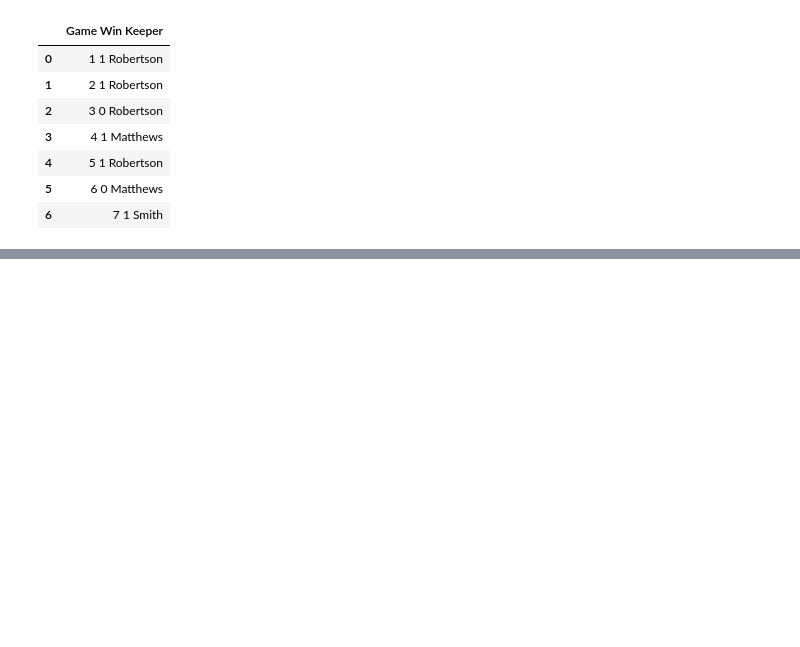
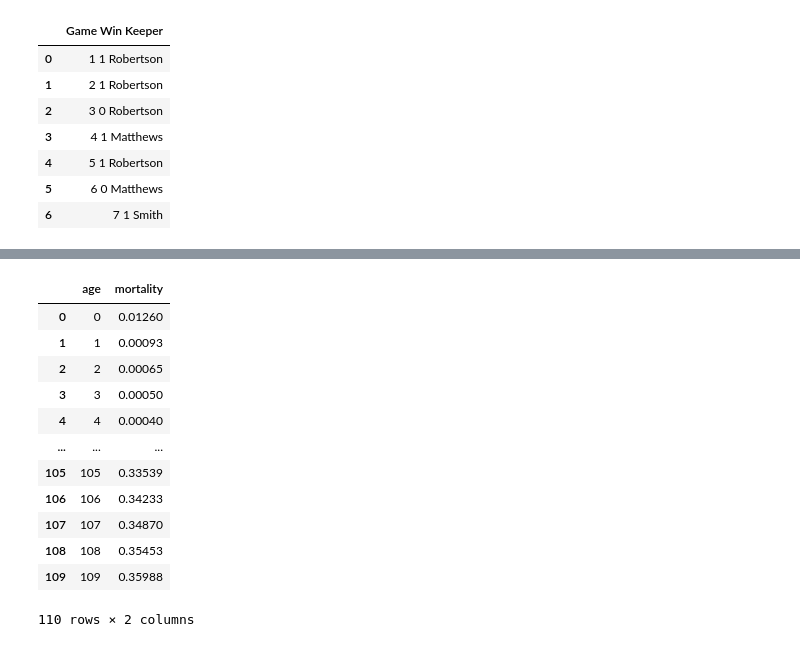
Before and after one commit to M-Christensen/ATPA, a Jupyter notebook: SOAModule_Notes/Module2/Sec2_DataFrames.ipynb, the cells around one changed output, grey strips where cells are left out. Saved outputs shown, nothing was run; the diff lists cells and outputs as text; code cells hidden in the pictures; blank space fills up the shorter version.

```diff
--- a/SOAModule_Notes/Module2/Sec2_DataFrames.ipynb
+++ b/SOAModule_Notes/Module2/Sec2_DataFrames.ipynb
@@ -306,0 +172,21 @@ SyntaxError: invalid syntax (2111779766.py, line 8)
+# %%
+# CHUNK 15: Extracting attributes and element values from a mortality xml file
+# the default is to extract both the attributes and the elements
+# we can also rename the data using names=["age","mortality"]
+mort = pd.read_xml("Data/mort.xml",parser="etree",xpath=".//Y",names=["age","mortality"])
+
+mort
+# %% [output]
+|  | age | mortality |
+| 0 | 0 | 0.01260 |
+| 1 | 1 | 0.00093 |
+| 2 | 2 | 0.00065 |
+| 3 | 3 | 0.00050 |
+| 4 | 4 | 0.00040 |
+| ... | ... | ... |
+| 105 | 105 | 0.33539 |
+| 106 | 106 | 0.34233 |
+| 107 | 107 | 0.34870 |
+| 108 | 108 | 0.35453 |
+| 109 | 109 | 0.35988 |
+110 rows × 2 columns
```
Also changed, not shown: parts of 30 cells of this notebook.
